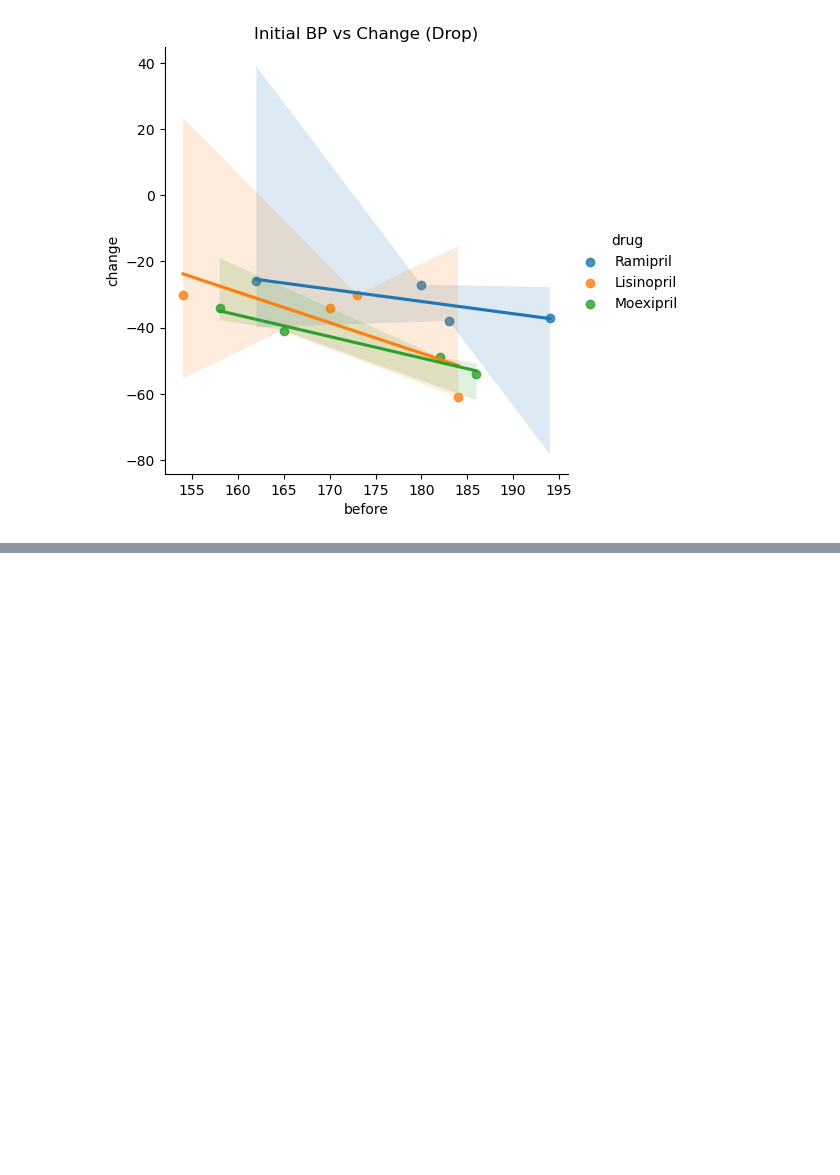
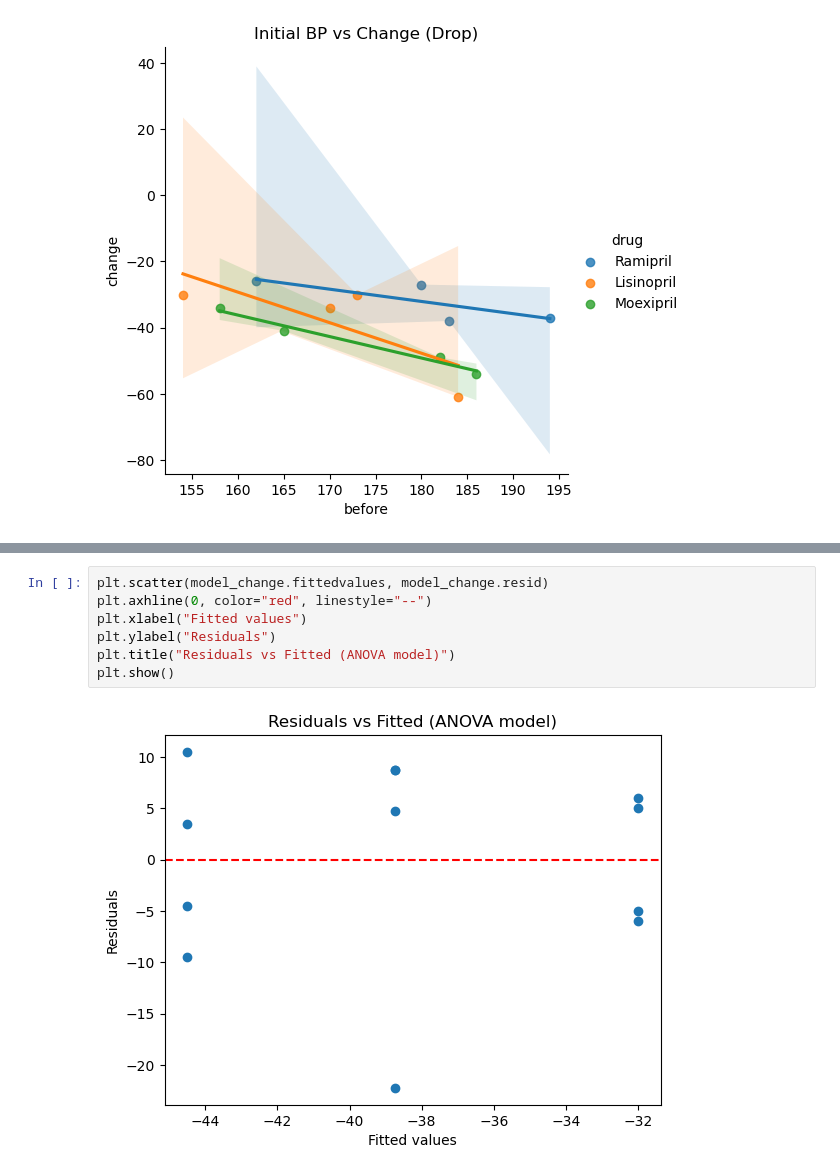
Before and after one commit to RichelCode/A-Study-on-Systolic-Blood-Pressure-, a Jupyter notebook: Systolic Blood Pressure Analysis.ipynb, the cells around one changed output, grey strips where cells are left out. Cells and saved outputs as stored; diff of their text form; blank space fills up the shorter version.

```diff
--- a/Systolic Blood Pressure Analysis.ipynb
+++ b/Systolic Blood Pressure Analysis.ipynb
@@ -201,0 +296,9 @@ plt.show()
+# %%
+plt.scatter(model_change.fittedvalues, model_change.resid)
+plt.axhline(0, color="red", linestyle="--")
+plt.xlabel("Fitted values")
+plt.ylabel("Residuals")
+plt.title("Residuals vs Fitted (ANOVA model)")
+plt.show()
+# %% [output]
+[figure, added]
```
Also changed, not shown: parts of 26 cells of this notebook.
